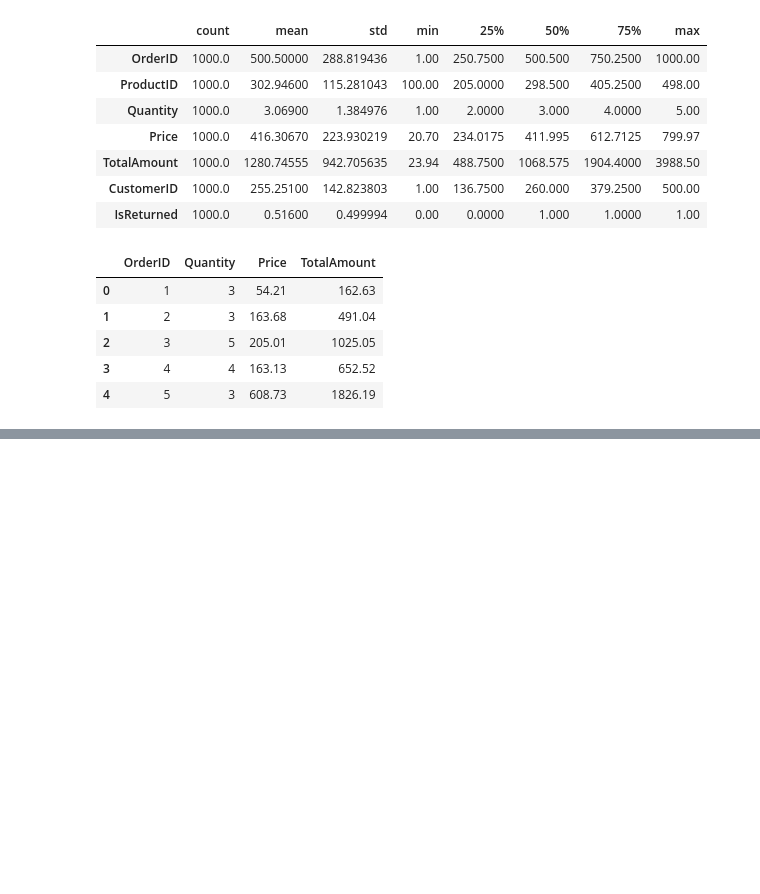
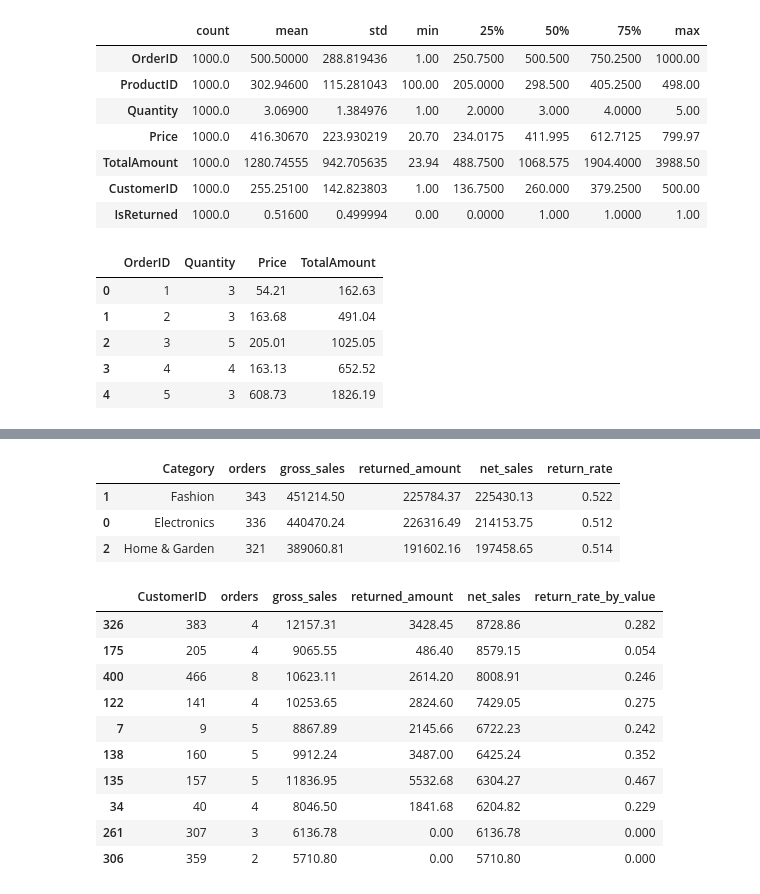
Before and after one commit to 2026-2-descriptiva/std-maria-jose-uribe-henao, a Jupyter notebook: PRE_10_retail_sales/notebooks/notebook.ipynb, the cells around one changed output, grey strips where cells are left out. Cells and saved outputs as stored; diff of their text form; code cells hidden in the pictures; blank space fills up the shorter version.

Commit message:
Ejercicio PRE-10 Retail sales

```diff
--- a/PRE_10_retail_sales/notebooks/notebook.ipynb
+++ b/PRE_10_retail_sales/notebooks/notebook.ipynb
@@ -76,3 +76,13 @@ sales[["OrderID", "Quantity", "Price", "TotalAmount"]].head()
 | 2 | 3 | 5 | 205.01 | 1025.05 |
 | 3 | 4 | 4 | 163.13 | 652.52 |
 | 4 | 5 | 3 | 608.73 | 1826.19 |
+# %%
+# Se deben preparar la fecha, el valor devuelto, la venta neta y el tipo de día de cada orden.
+
+sales["OrderDate"] = pd.to_datetime(sales["OrderDate"])
+sales["OrderMonth"] = sales["OrderDate"].dt.to_period("M").dt.to_timestamp()
+sales["DayType"] = sales["OrderDate"].dt.dayofweek.map(
+    lambda day: "Fin de semana" if day >= 5 else "Laboral"
+)
+sales["ReturnedAmount"] = sales["TotalAmount"].where(sales["IsReturned"].eq(1), 0)
+sales["NetAmount"] = sales["TotalAmount"] - sales["ReturnedAmount"]
@@ -78,0 +134,22 @@ sales[["OrderID", "Quantity", "Price", "TotalAmount"]].head()
+# %%
+# ¿Qué categorías combinan ventas netas altas con tasas de devolución elevadas?
+
+category_summary = (
+    sales.groupby("Category")
+    .agg(
+        orders=("OrderID", "size"),
+        gross_sales=("TotalAmount", "sum"),
+        returned_amount=("ReturnedAmount", "sum"),
+        net_sales=("NetAmount", "sum"),
+        return_rate=("IsReturned", "mean"),
+    )
+    .reset_index()
+)
+category_summary = category_summary.sort_values("net_sales", ascending=False)
+category_summary.to_csv(SUBMISSION_DIR / "category_summary.csv", index=False)
+category_summary.round(3)
+# %% [output]
+|  | Category | orders | gross_sales | returned_amount | net_sales | return_rate |
+| 1 | Fashion | 343 | 451214.50 | 225784.37 | 225430.13 | 0.522 |
+| 0 | Electronics | 336 | 440470.24 | 226316.49 | 214153.75 | 0.512 |
+| 2 | Home & Garden | 321 | 389060.81 | 191602.16 | 197458.65 | 0.514 |
@@ -78,0 +172,31 @@ sales[["OrderID", "Quantity", "Price", "TotalAmount"]].head()
+# %%
+# ¿Qué clientes aportan mayor valor neto después de considerar sus devoluciones?
+
+customer_summary = (
+    sales.groupby("CustomerID")
+    .agg(
+        orders=("OrderID", "size"),
+        gross_sales=("TotalAmount", "sum"),
+        returned_amount=("ReturnedAmount", "sum"),
+        net_sales=("NetAmount", "sum"),
+    )
+    .reset_index()
+)
+customer_summary["return_rate_by_value"] = (
+    customer_summary["returned_amount"] / customer_summary["gross_sales"]
+)
+top_customers = customer_summary.nlargest(10, "net_sales")
+top_customers.to_csv(SUBMISSION_DIR / "top_customers.csv", index=False)
+top_customers.round(3)
+# %% [output]
+|  | CustomerID | orders | gross_sales | returned_amount | net_sales | return_rate_by_value |
+| 326 | 383 | 4 | 12157.31 | 3428.45 | 8728.86 | 0.282 |
+| 175 | 205 | 4 | 9065.55 | 486.40 | 8579.15 | 0.054 |
+| 400 | 466 | 8 | 10623.11 | 2614.20 | 8008.91 | 0.246 |
+| 122 | 141 | 4 | 10253.65 | 2824.60 | 7429.05 | 0.275 |
+| 7 | 9 | 5 | 8867.89 | 2145.66 | 6722.23 | 0.242 |
+| 138 | 160 | 5 | 9912.24 | 3487.00 | 6425.24 | 0.352 |
+| 135 | 157 | 5 | 11836.95 | 5532.68 | 6304.27 | 0.467 |
+| 34 | 40 | 4 | 8046.50 | 1841.68 | 6204.82 | 0.229 |
+| 261 | 307 | 3 | 6136.78 | 0.00 | 6136.78 | 0.000 |
+| 306 | 359 | 2 | 5710.80 | 0.00 | 5710.80 | 0.000 |
```
Also changed, not shown: parts of 10 cells of this notebook, 9 other files.
